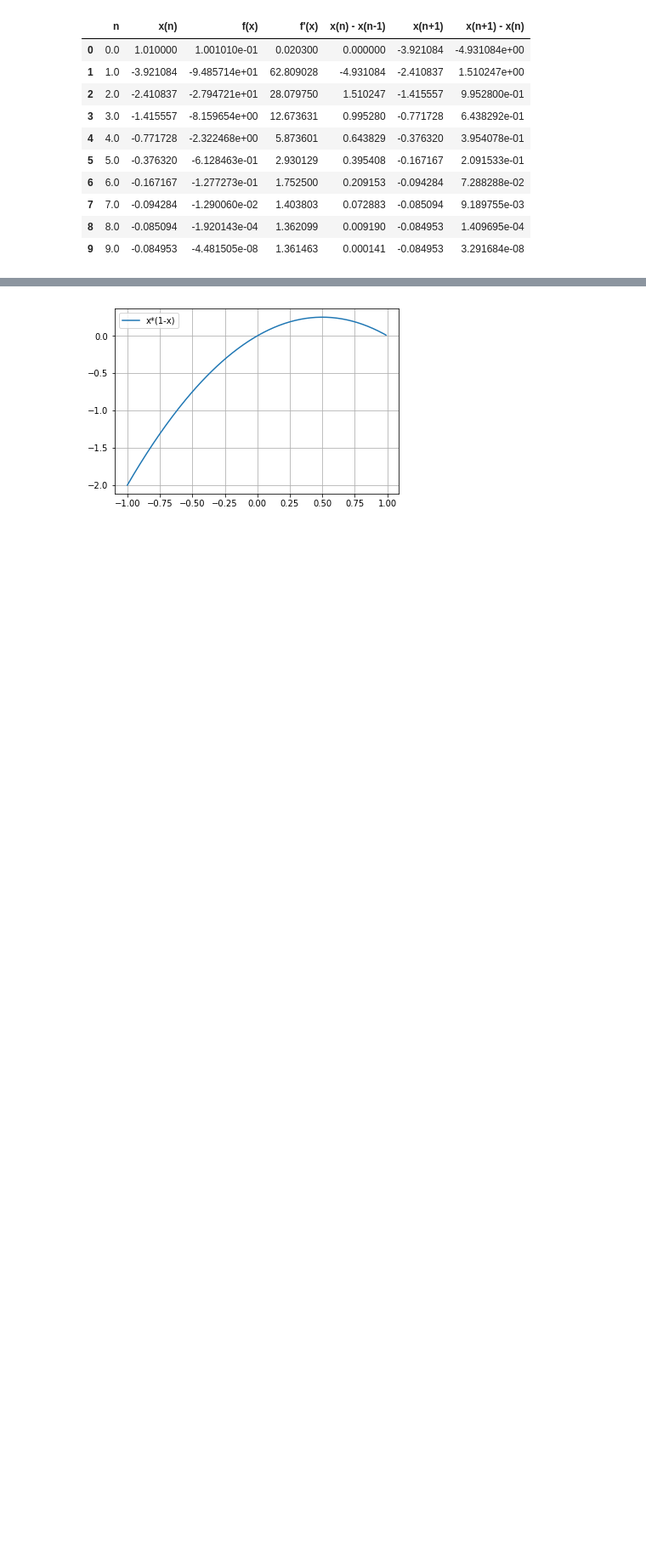
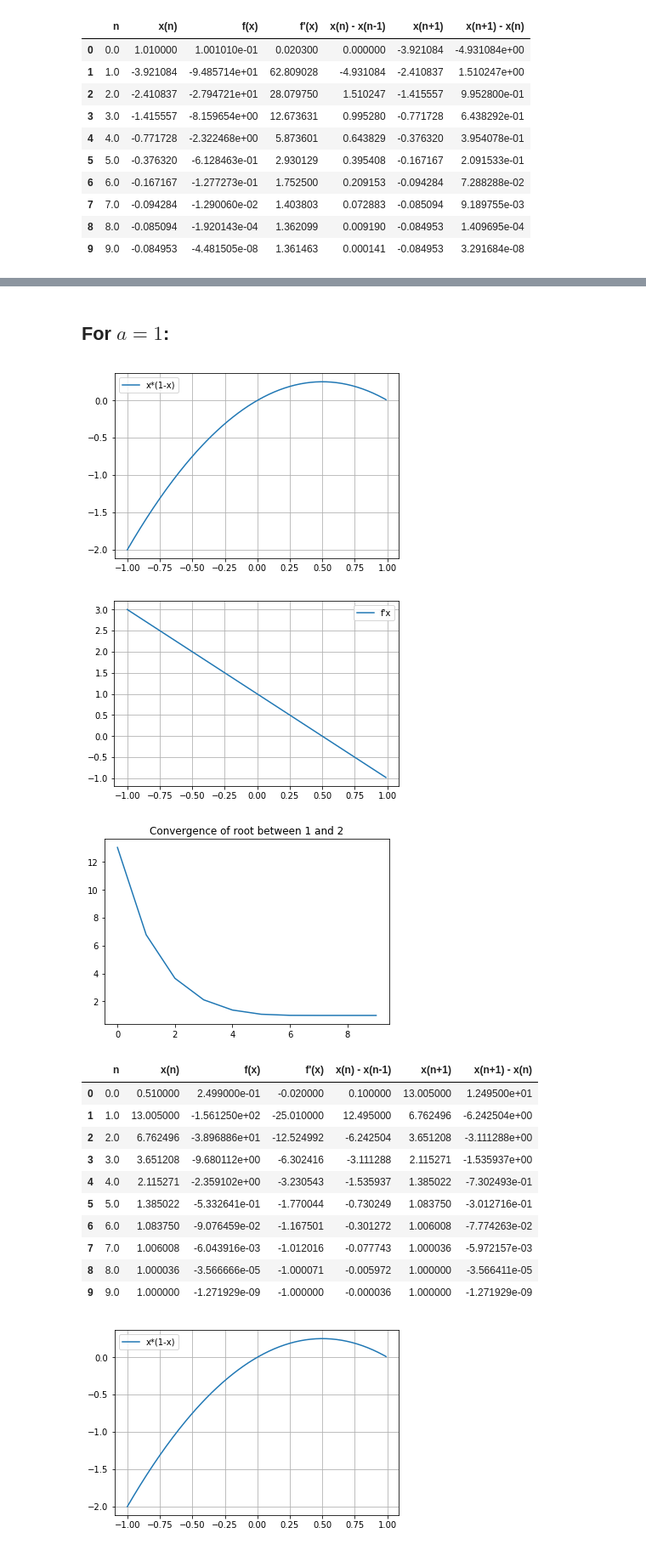
Before and after one commit to Vidhin05/Computational-and-Numerical-Methods, a Jupyter notebook: Set_4.ipynb, the cells around one changed output, grey strips where cells are left out. Shown at 85% size. Saved outputs shown, nothing was run; the diff lists cells and outputs as text; code cells hidden in the pictures; blank space fills up the shorter version.

```diff
--- a/Set_4.ipynb
+++ b/Set_4.ipynb
@@ -1078,3 +1018,52 @@ d[5]
+# %% [markdown]
+## For $a = 1$:
+# %%
+table = pd.DataFrame(columns=['n', 'x(n)', 'f(x)', "f'(x)", 'x(n) - x(n-1)', 'x(n+1)', 'x(n+1) - x(n)'])
+
+n    = 0
+x_n  = 0.51
+f_x  = x_n*(1-x_n)
+dfdx = 1 - 2*x_n
+dif1 = 0.1
+x_n1 = x_n - (f_x/dfdx)
+dif2 = x_n1 - x_n
+table.loc[0] = [n, x_n, f_x, dfdx, dif1, x_n1, dif2]
+
+while(1):
+  n += 1
+  dif1 = x_n1 - x_n
+  x_n = x_n1
+  f_x  = x_n*(1-x_n)
+  dfdx = 1 - 2*x_n
+  x_n1 = x_n - (f_x/dfdx)
+  dif2 = x_n1 - x_n
+  table.loc[n] = [n, x_n, f_x, dfdx, dif1, x_n1, dif2]
+  if(abs(dif1) < 0.0001):
+    break
+x = np.arange(-1,1,0.01)
+y = x*(1-x)
+plot(x,y,"x*(1-x)")
+plot(x,1-2*x,"f'x")
+plt.plot(table['n'], table['x(n+1)'])
+plt.title("Convergence of root between 1 and 2")
+plt.show()
+
+table
+# %% [output]
+[figure, added]
+[figure, added]
+[figure, added]
+|  | n | x(n) | f(x) | f'(x) | x(n) - x(n-1) | x(n+1) | x(n+1) - x(n) |
+| 0 | 0.0 | 0.510000 | 2.499000e-01 | -0.020000 | 0.100000 | 13.005000 | 1.249500e+01 |
+| 1 | 1.0 | 13.005000 | -1.561250e+02 | -25.010000 | 12.495000 | 6.762496 | -6.242504e+00 |
+| 2 | 2.0 | 6.762496 | -3.896886e+01 | -12.524992 | -6.242504 | 3.651208 | -3.111288e+00 |
+| 3 | 3.0 | 3.651208 | -9.680112e+00 | -6.302416 | -3.111288 | 2.115271 | -1.535937e+00 |
+| 4 | 4.0 | 2.115271 | -2.359102e+00 | -3.230543 | -1.535937 | 1.385022 | -7.302493e-01 |
+| 5 | 5.0 | 1.385022 | -5.332641e-01 | -1.770044 | -0.730249 | 1.083750 | -3.012716e-01 |
+| 6 | 6.0 | 1.083750 | -9.076459e-02 | -1.167501 | -0.301272 | 1.006008 | -7.774263e-02 |
+| 7 | 7.0 | 1.006008 | -6.043916e-03 | -1.012016 | -0.077743 | 1.000036 | -5.972157e-03 |
+| 8 | 8.0 | 1.000036 | -3.566666e-05 | -1.000071 | -0.005972 | 1.000000 | -3.566411e-05 |
+| 9 | 9.0 | 1.000000 | -1.271929e-09 | -1.000000 | -0.000036 | 1.000000 | -1.271929e-09 |
 # %%
 table = pd.DataFrame(columns=['n', 'x(n)', 'f(x)', "f'(x)", 'x(n) - x(n-1)', 'x(n+1)', 'x(n+1) - x(n)'])
 
```
Also changed, not shown: parts of 28 cells of this notebook, 4 other files.
